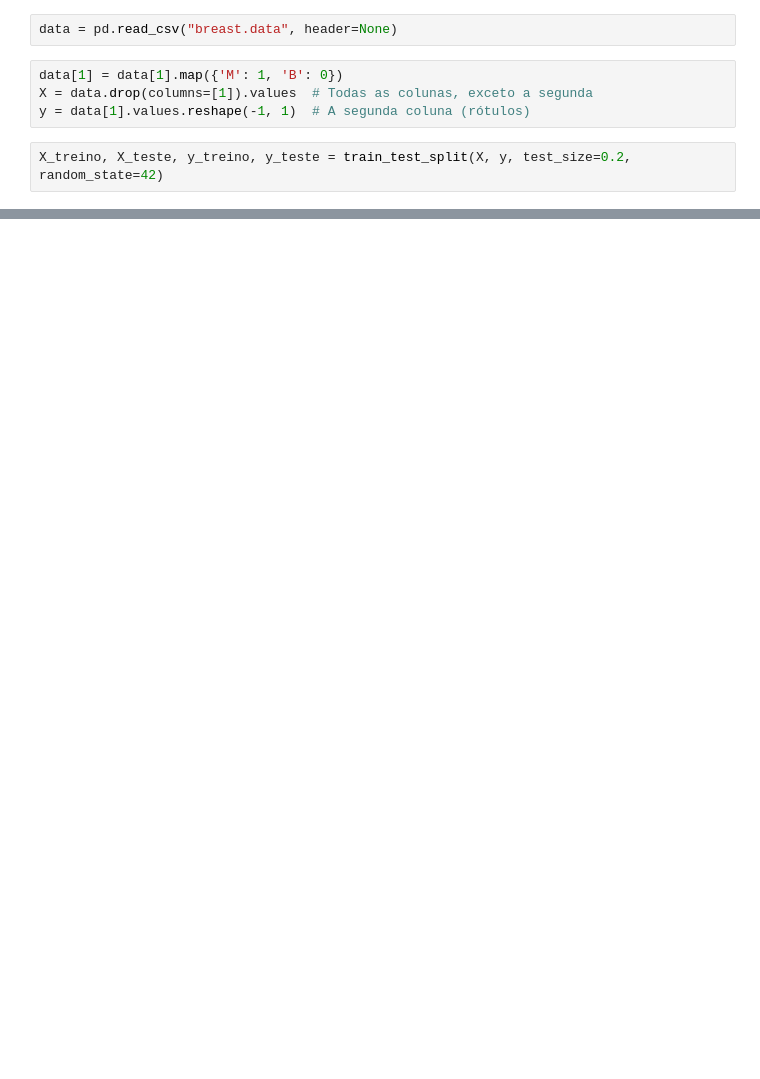
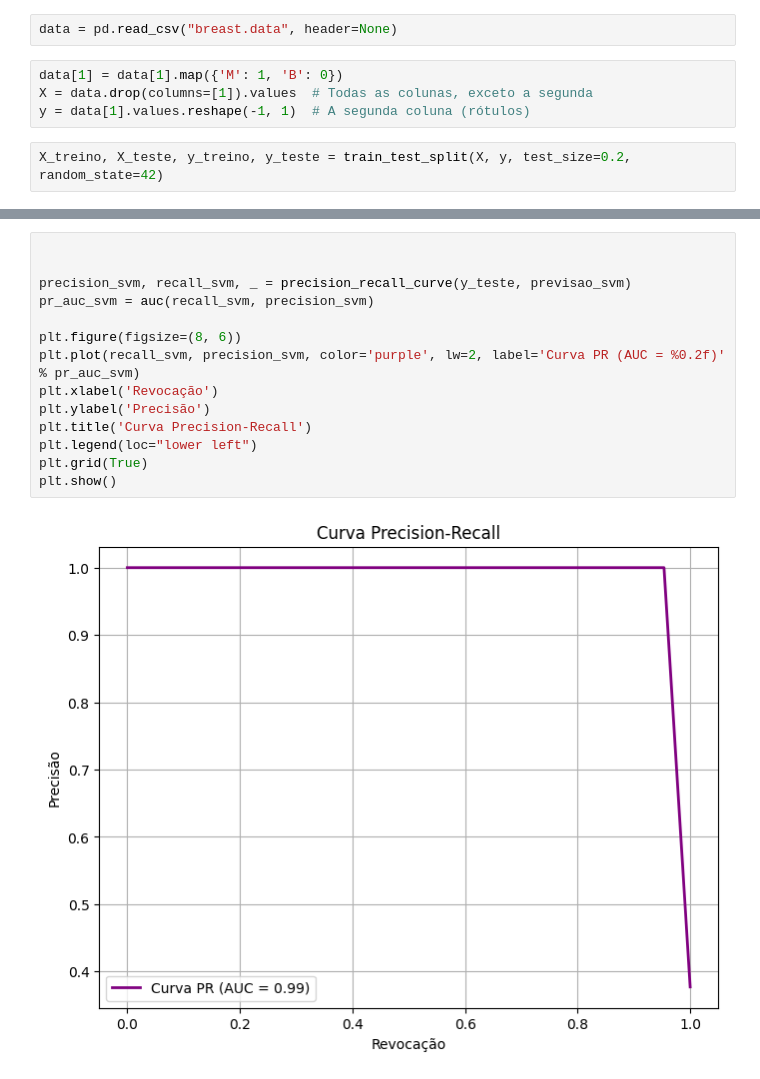
Before and after one commit to VivianKailany/Cancer-Diagnosis-ML-Model-Comparison, a Jupyter notebook: main.ipynb, the cells around one changed output, grey strips where cells are left out. Cells and saved outputs as stored; diff of their text form; blank space fills up the shorter version.

```diff
--- a/main.ipynb
+++ b/main.ipynb
@@ -202,0 +188,16 @@ plt.show()
+# %%
+
+
+precision_svm, recall_svm, _ = precision_recall_curve(y_teste, previsao_svm)
+pr_auc_svm = auc(recall_svm, precision_svm)
+
+plt.figure(figsize=(8, 6))
+plt.plot(recall_svm, precision_svm, color='purple', lw=2, label='Curva PR (AUC = %0.2f)' % pr_auc_svm)
+plt.xlabel('Revocação')
+plt.ylabel('Precisão')
+plt.title('Curva Precision-Recall')
+plt.legend(loc="lower left")
+plt.grid(True)
+plt.show()
+# %% [output]
+[figure, added]
```
Also changed, not shown: parts of 22 cells of this notebook, 6 other files.
